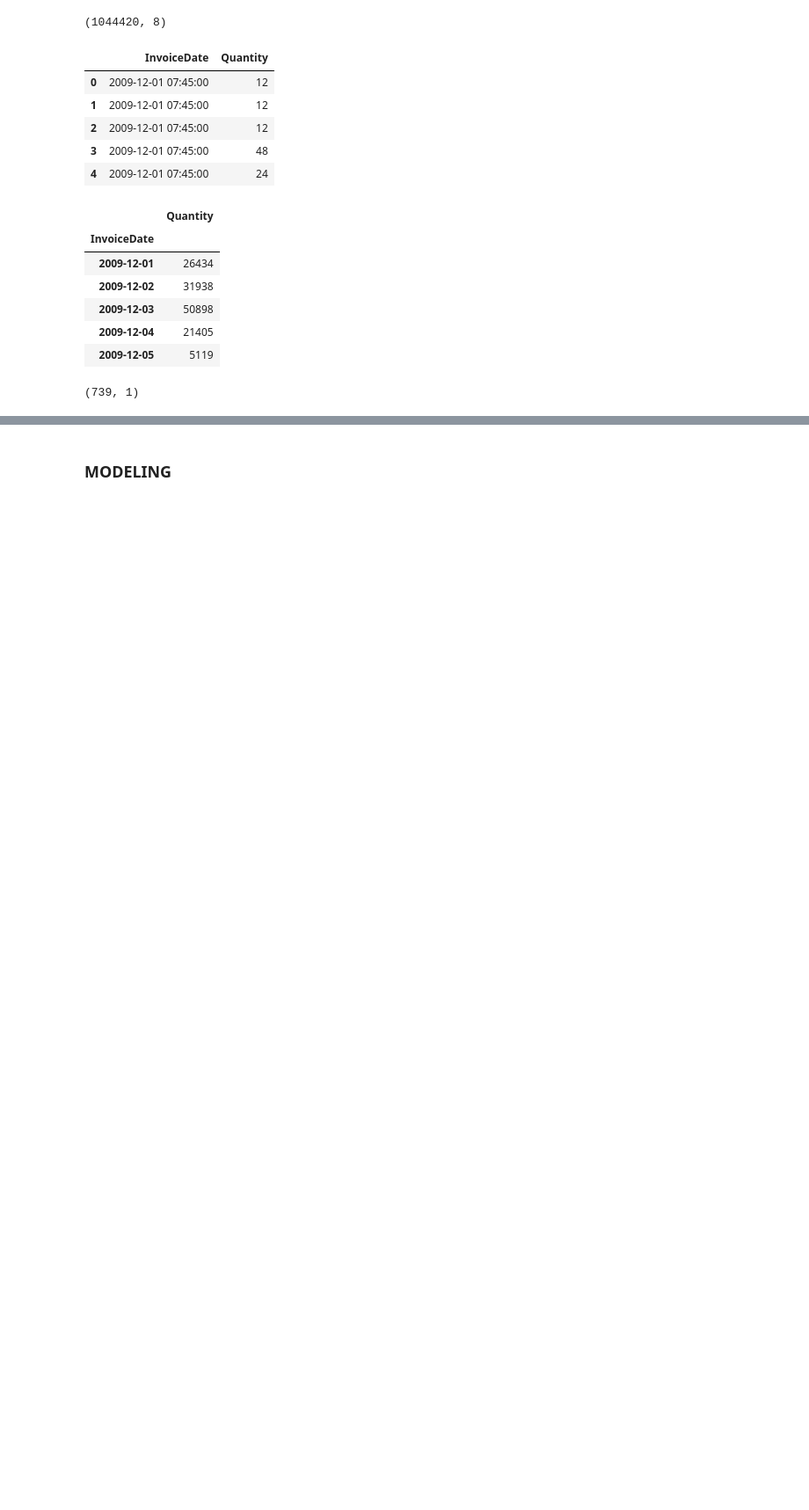
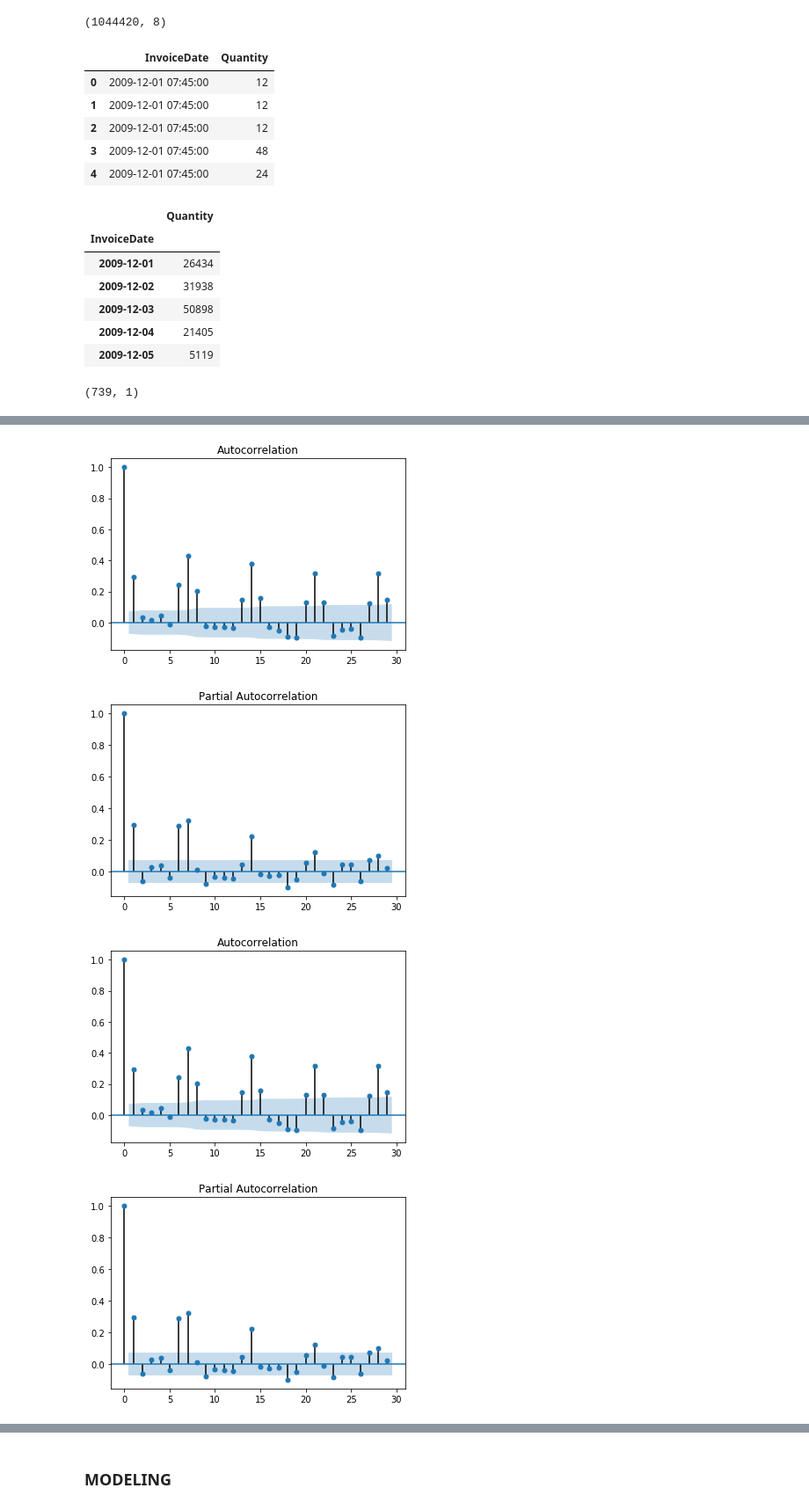
Before and after one commit to assulthoni/OnlineRetailFTS, a Jupyter notebook: PyFTS.ipynb, the cells around one changed output, grey strips where cells are left out. Shown at 88% size. Saved outputs shown, nothing was run; the diff lists cells and outputs as text; code cells hidden in the pictures; blank space fills up the shorter version.

```diff
--- a/PyFTS.ipynb
+++ b/PyFTS.ipynb
@@ -143,3 +144,11 @@ px.line(input_df, x=input_df.index, y="Quantity")
 # %% [output]
 [interactive output not drawn]
 [interactive output not drawn]
+# %%
+display(plot_acf(input_df))
+display(plot_pacf(input_df))
+# %% [output]
+[figure, added]
+[figure, added]
+[figure, added]
+[figure, added]
```
Also changed, not shown: parts of 9 cells of this notebook.
